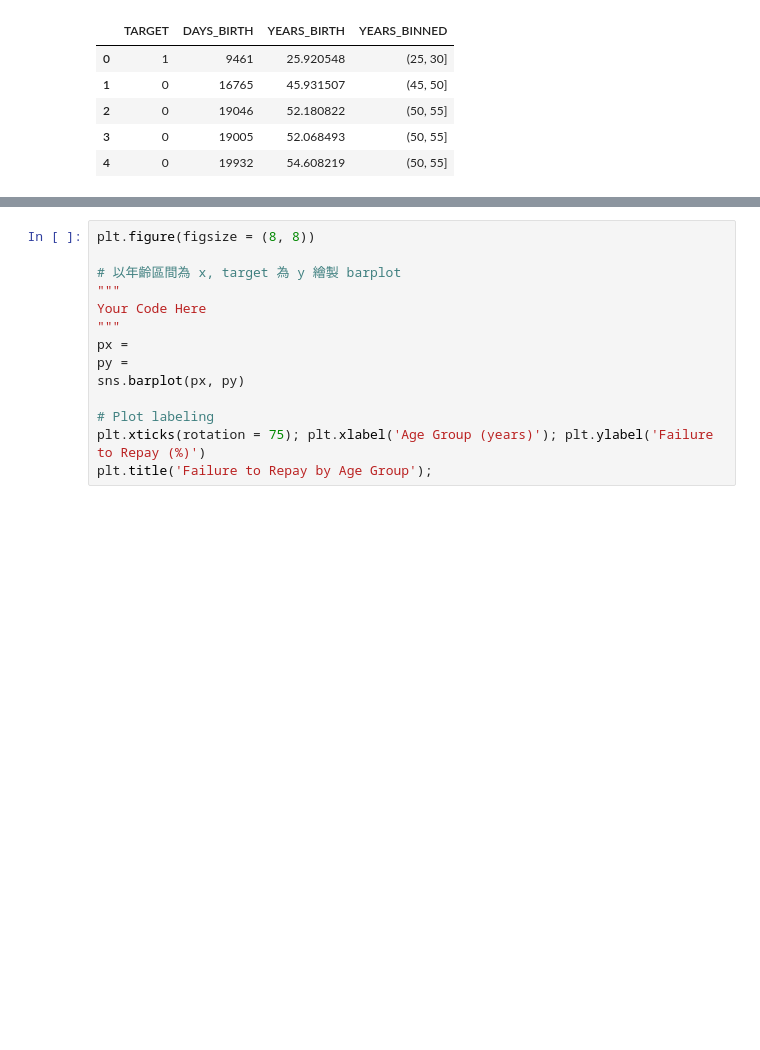
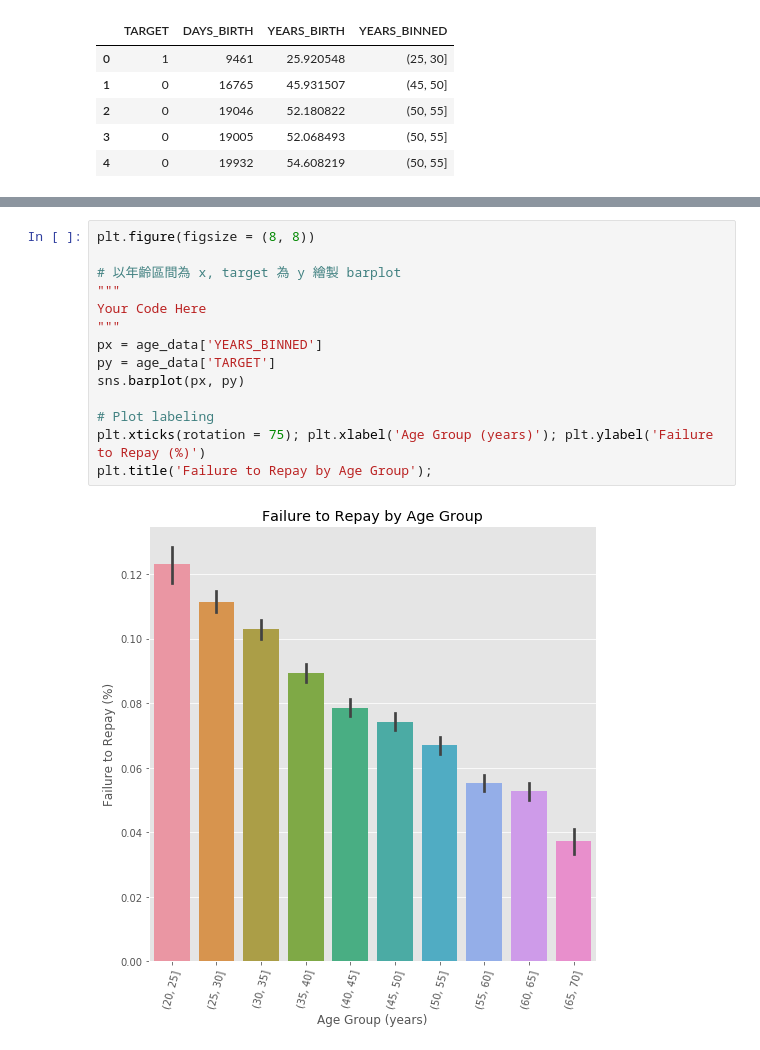
Before and after one commit to william10021002/ML100Days, a Jupyter notebook: Day_016_HW.ipynb, the cells around one changed output, grey strips where cells are left out. Cells and saved outputs as stored; diff of their text form; blank space fills up the shorter version.

```diff
--- a/Day_016_HW.ipynb
+++ b/Day_016_HW.ipynb
@@ -126,14 +151,16 @@ age_groups
 # %%
 plt.figure(figsize = (8, 8))
 
 # 以年齡區間為 x, target 為 y 繪製 barplot
 """
 Your Code Here
 """
-px =
-py =
+px = age_data['YEARS_BINNED']
+py = age_data['TARGET']
 sns.barplot(px, py)
 
 # Plot labeling
 plt.xticks(rotation = 75); plt.xlabel('Age Group (years)'); plt.ylabel('Failure to Repay (%)')
 plt.title('Failure to Repay by Age Group');
+# %% [output]
+[figure, added]
```
Also changed, not shown: parts of 6 cells of this notebook.
